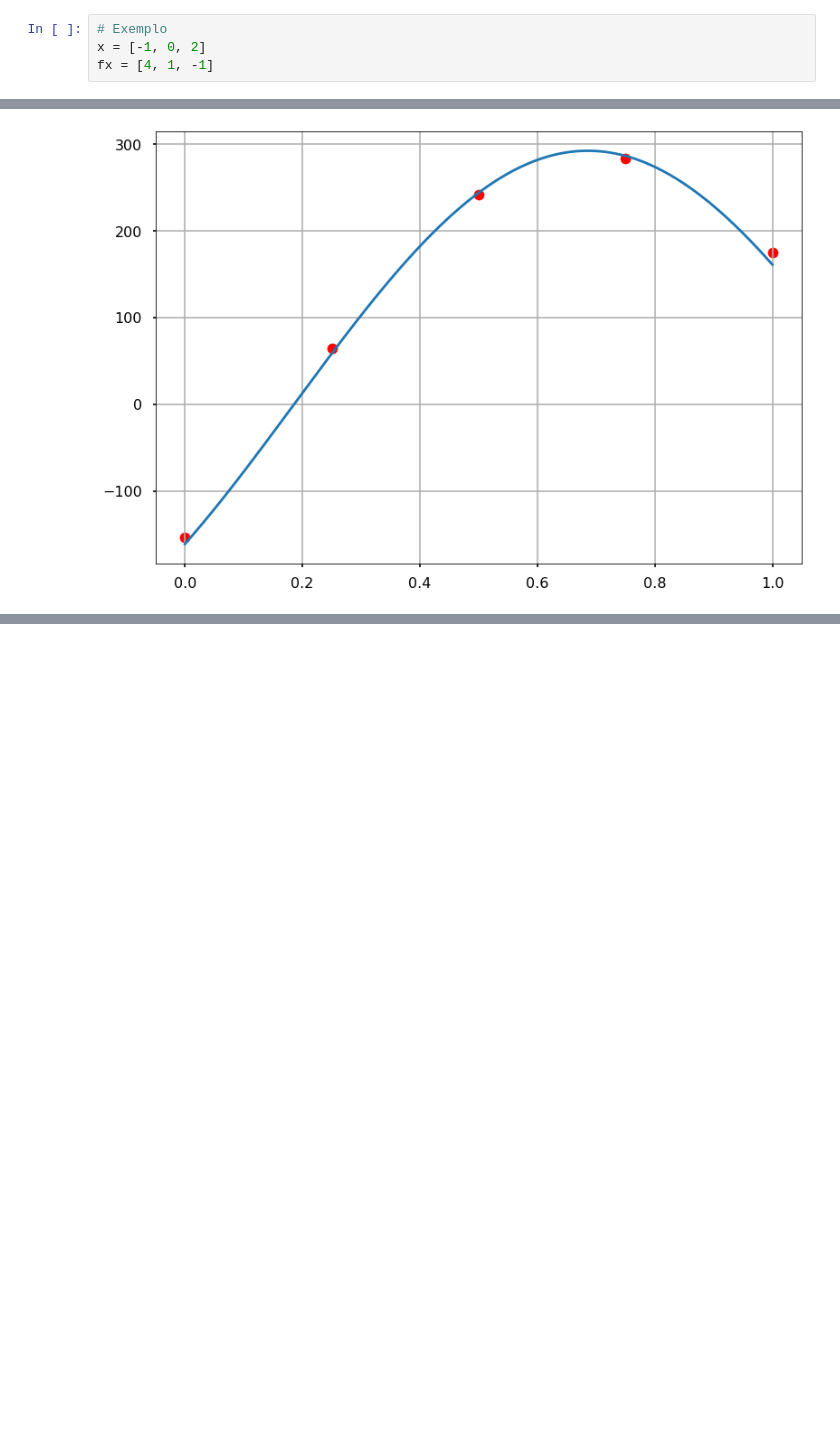
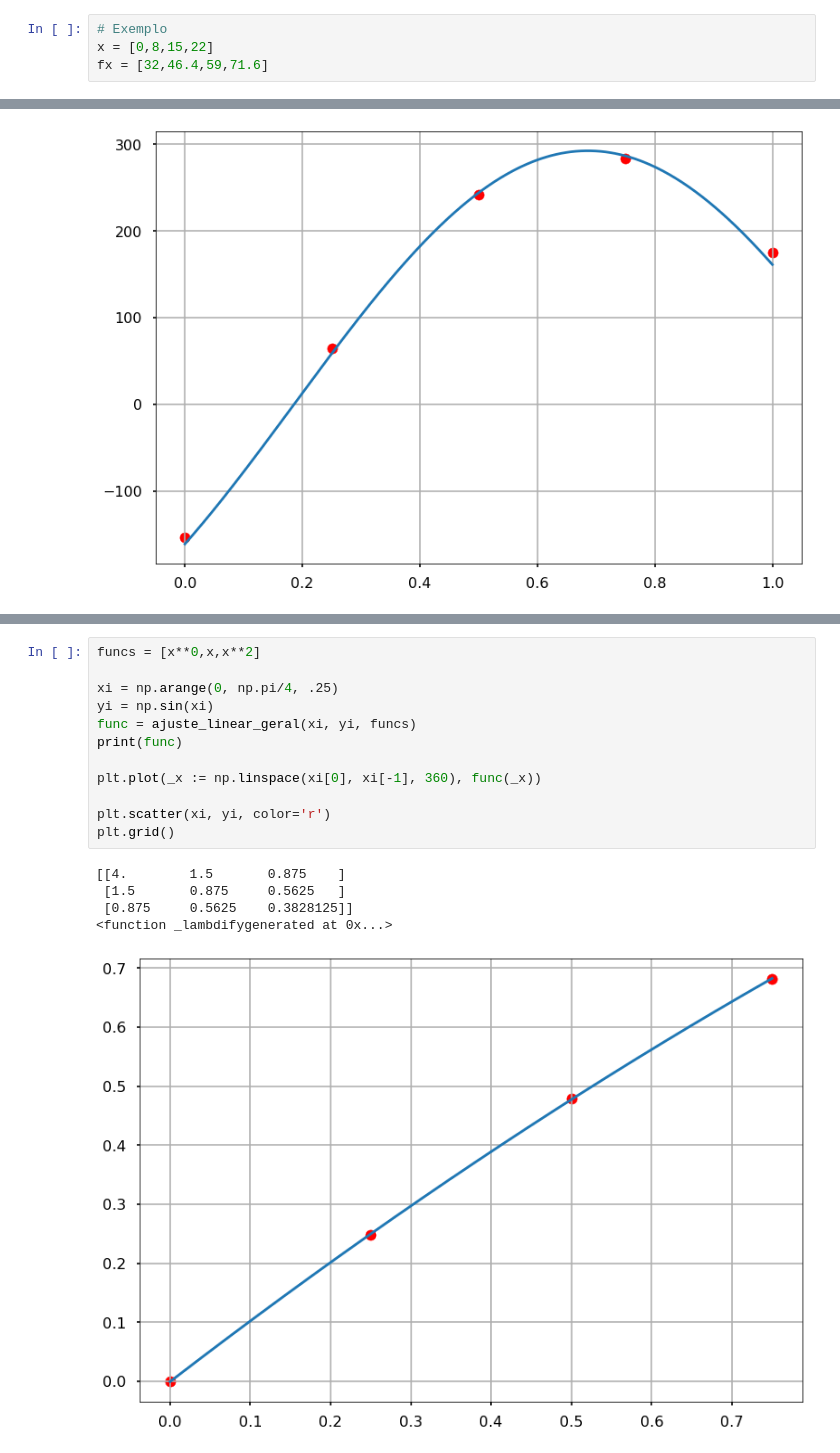
Before and after one commit to braiansmarzaro/Numeric-Calculus, a Jupyter notebook: Interpolacao.ipynb, the cells around one changed output, grey strips where cells are left out. Cells and saved outputs as stored; diff of their text form; blank space fills up the shorter version.

```diff
--- a/Interpolacao.ipynb
+++ b/Interpolacao.ipynb
@@ -24,8 +24,8 @@ controlado) por 𝑔 𝑥 , se 𝑥 está entre os valores observados fornecidos
     Essa matriz é denominada matriz de Vandermonde(suas linhas estão em PG) e se todos os x são distintos, a solução é única (det !=0)
 # %%
 # Exemplo
-x = [-1, 0, 2]
-fx = [4, 1, -1]
+x = [0,8,15,22]
+fx = [32,46.4,59,71.6]
 # %% [markdown]
    p2(x) = ao + a1x + a2x**2
    p2(-1) = f(-1) = 4 -> ao -a1 + a2 = 4
@@ -300,0 +293,18 @@ plt.show()
+# %%
+funcs = [x**0,x,x**2]
+
+xi = np.arange(0, np.pi/4, .25)
+yi = np.sin(xi)
+func = ajuste_linear_geral(xi, yi, funcs)
+print(func)
+
+plt.plot(_x := np.linspace(xi[0], xi[-1], 360), func(_x))
+
+plt.scatter(xi, yi, color='r')
+plt.grid()
+# %% [output]
+[[4.        1.5       0.875    ]
+ [1.5       0.875     0.5625   ]
+ [0.875     0.5625    0.3828125]]
+<function _lambdifygenerated at 0x...>
+[figure, added]
```
Also changed, not shown: parts of 5 cells of this notebook, 4 other files.
